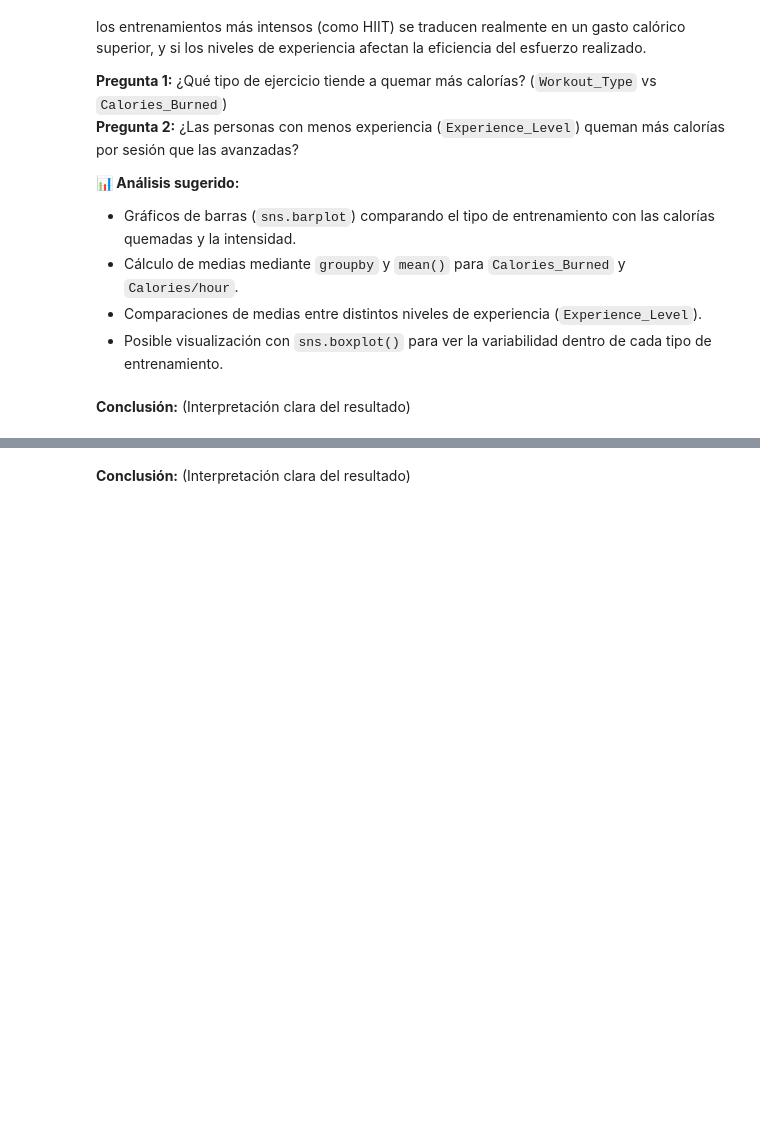
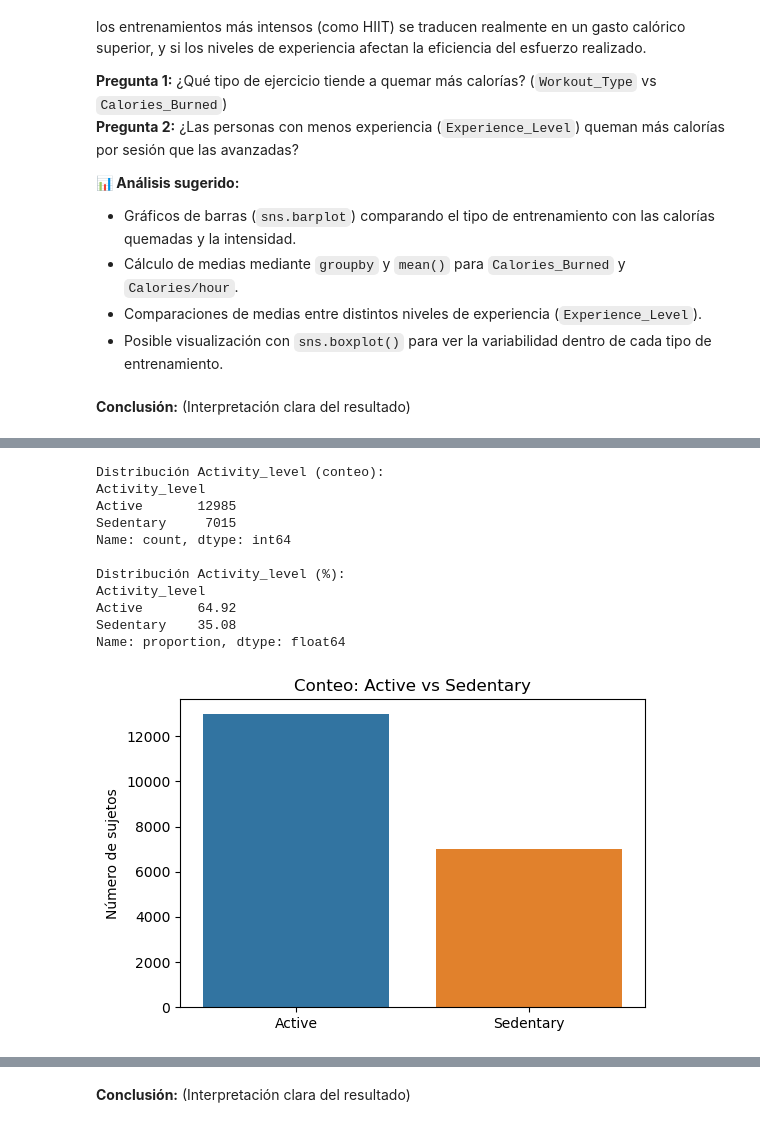
Before and after one commit to albamdls/analisis-exploratorio-dataset-life-style, a Jupyter notebook: notebook.ipynb, the cells around one changed output, grey strips where cells are left out. Drawn from its saved outputs; the diff is of its cells as text; code cells hidden in the pictures; blank space fills up the shorter version.

```diff
--- a/notebook.ipynb
+++ b/notebook.ipynb
@@ -498,0 +497,34 @@ Además, observar las diferencias entre hombres y mujeres en cuanto a frecuencia
+# %%
+
+# Definir umbral simple para considerar "activo" vs "sedentario"
+activo_umbral = 2  # días/semana
+df['Activity_level'] = np.where(df['Workout_Frequency'] > activo_umbral, 'Active', 'Sedentary')
+
+# 1) ¿Predominan sujetos activos o sedentarios?
+counts_activity = df['Activity_level'].value_counts()
+pct_activity = df['Activity_level'].value_counts(normalize=True) * 100
+
+print("Distribución Activity_level (conteo):")
+print(counts_activity)
+print("\nDistribución Activity_level (%):")
+print(pct_activity.round(2))
+
+plt.figure(figsize=(6,4))
+sns.countplot(data=df, x='Activity_level', hue='Activity_level', order=['Active','Sedentary'])
+plt.title('Conteo: Active vs Sedentary')
+plt.xlabel('')
+plt.ylabel('Número de sujetos')
+plt.show()
+# %% [output]
+Distribución Activity_level (conteo):
+Activity_level
+Active       12985
+Sedentary     7015
+Name: count, dtype: int64
+
+Distribución Activity_level (%):
+Activity_level
+Active       64.92
+Sedentary    35.08
+Name: proportion, dtype: float64
+[figure, added]
```
Also changed, not shown: parts of 11 cells of this notebook, 1 other file.
